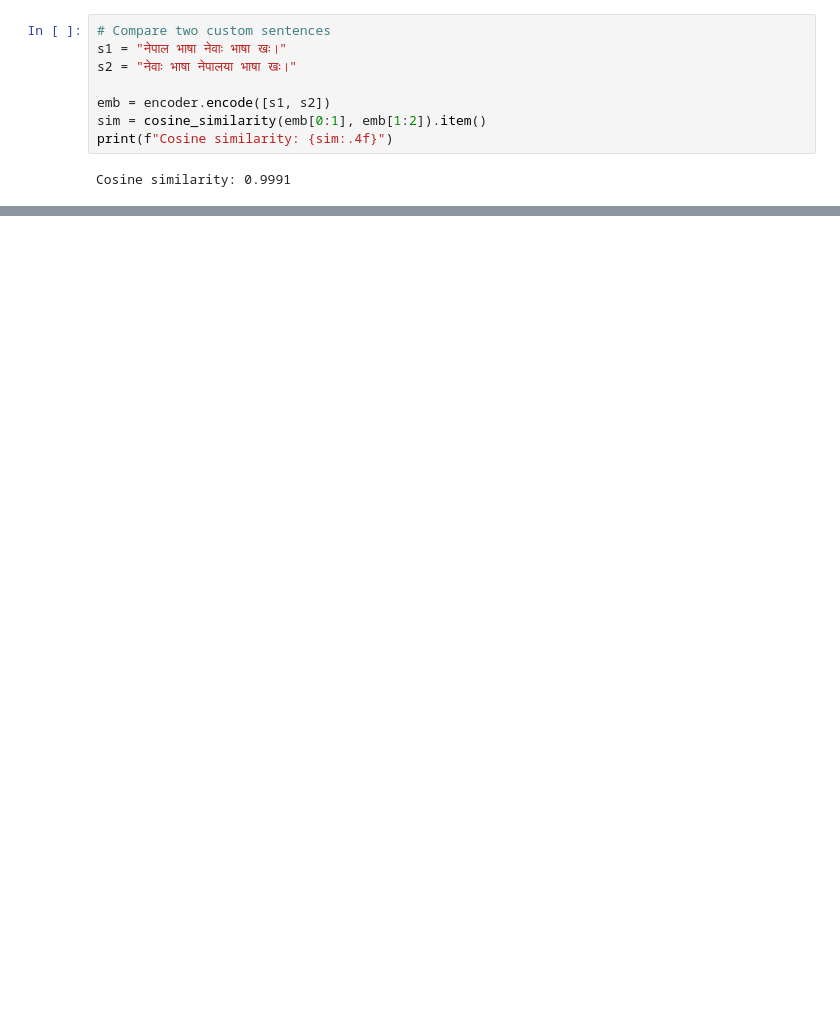
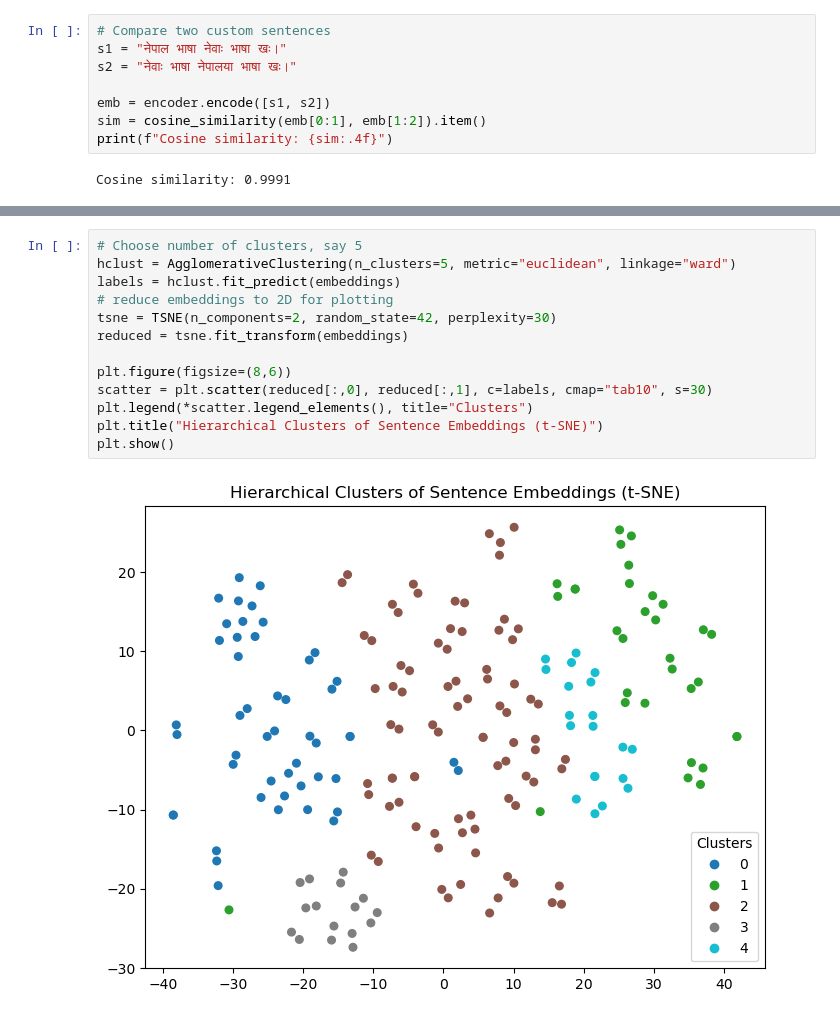
Before and after one commit to sujalbajra/IR-System-in-Nepal-Bhasa, a Jupyter notebook: sentence_similarity_demo.ipynb, the cells around one changed output, grey strips where cells are left out. Cells and saved outputs as stored; diff of their text form; blank space fills up the shorter version.

```diff
--- a/sentence_similarity_demo.ipynb
+++ b/sentence_similarity_demo.ipynb
@@ -169,0 +192,15 @@ Returning the number of logical cores instead. You can silence this warning by s
+# %%
+# Choose number of clusters, say 5
+hclust = AgglomerativeClustering(n_clusters=5, metric="euclidean", linkage="ward")
+labels = hclust.fit_predict(embeddings)
+# reduce embeddings to 2D for plotting
+tsne = TSNE(n_components=2, random_state=42, perplexity=30)
+reduced = tsne.fit_transform(embeddings)
+
+plt.figure(figsize=(8,6))
+scatter = plt.scatter(reduced[:,0], reduced[:,1], c=labels, cmap="tab10", s=30)
+plt.legend(*scatter.legend_elements(), title="Clusters")
+plt.title("Hierarchical Clusters of Sentence Embeddings (t-SNE)")
+plt.show()
+# %% [output]
+[figure, added]
```
Also changed, not shown: parts of 9 cells of this notebook.
